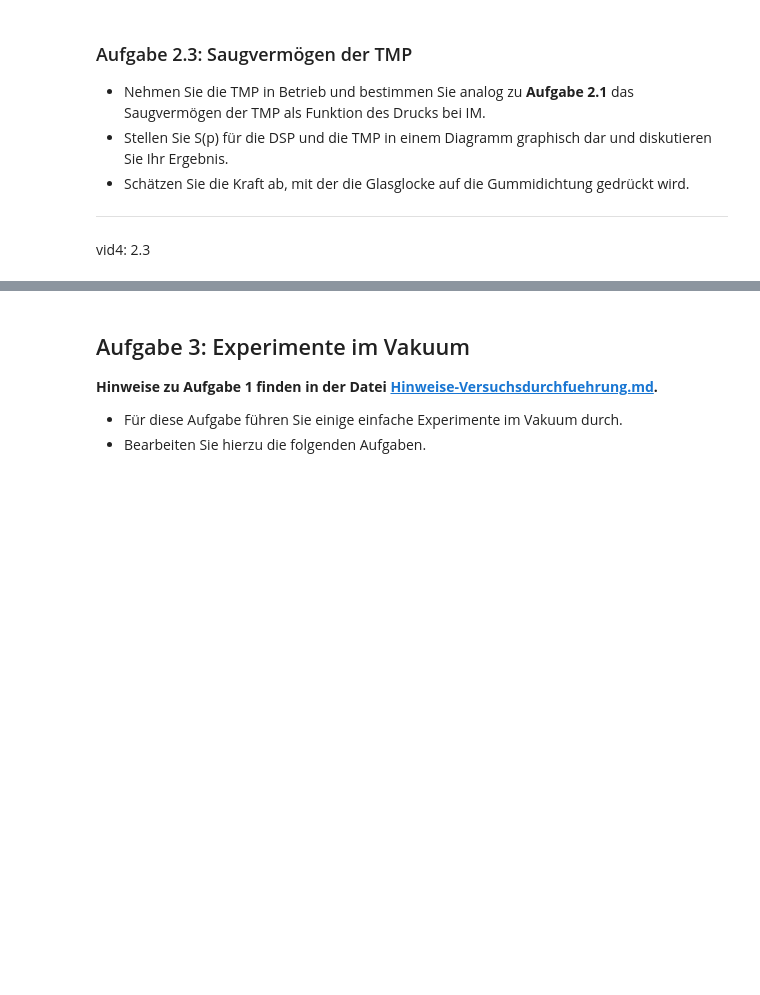
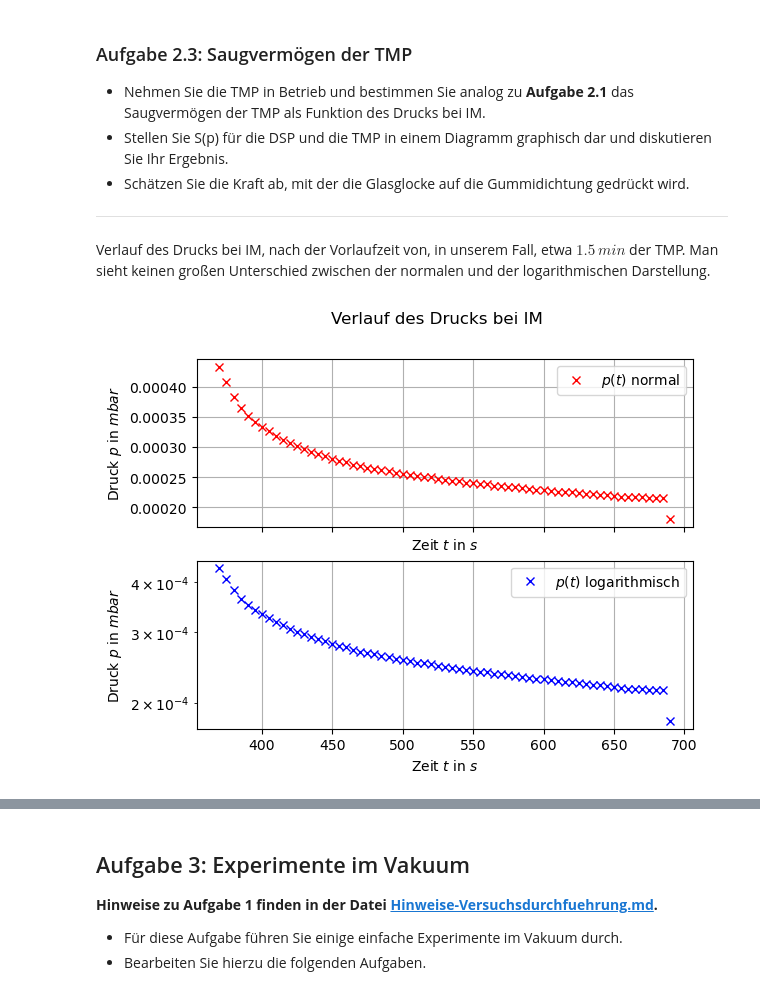
Before and after one commit to MRNock04/P2, a Jupyter notebook: Vakuum/Vakuum.ipynb, the cells around one changed output, grey strips where cells are left out. Saved outputs shown, nothing was run; the diff lists cells and outputs as text; code cells hidden in the pictures; blank space fills up the shorter version.

```diff
--- a/Vakuum/Vakuum.ipynb
+++ b/Vakuum/Vakuum.ipynb
@@ -440,5 +445,3 @@ Schließlich soll noch der Strömungsleitwert des Rohrs berechnet werden. Da die
  - Schätzen Sie die Kraft ab, mit der die Glasglocke auf die Gummidichtung gedrückt wird.
 
 ---
-# %% [markdown]
-vid4: 2.3
@@ -447,0 +448,35 @@ druck_niedrig_im = np.array([])
+# %%
+# Anfang 3:20, Ende: 10:15, IM Start: 8:05, IM Norm: 9:25 (T3 bei 0.00338)
+druck_t3 = np.array([0.204, 0.196, 0.189, 0.180, 0.174, 0.168, 0.163, 0.158, 0.153, 0.150, 0.147, 0.144,
+                     0.141, 0.138, 0.136, 0.134, 0.132, 0.130, 0.128, 0.127, 0.125, 0.124, 0.122, 0.121,
+                     0.120, 0.119, 0.118, 0.117, 0.116, 0.114, 0.113, 0.112, 0.111, 0.110, 0.109, 0.109,
+                     0.108, 0.107, 0.106, 0.106, 0.104, 0.104, 0.103, 0.103, 0.102, 0.101, 0.101, 0.100,
+                     0.0996, 0.0987, 0.0982, 0.0977, 0.0972, 0.0966, 0.0962, 0.0954, 0.0950, 0.0944, 0.0936, 0.0873,
+                     0.0791, 0.0675, 0.0543, 0.0410, 0.0297, 0.0206, 0.0144, 0.0104, 0.00773, 0.00576, 0.00478, 0.00404,
+                     0.00359, 0.00338, 0.00319, 0.00306, 0.00296, 0.00287, 0.00281, 0.00271, 0.00266, 0.00264, 0.00259, 0.00254])
+# IM Messung: 9:25
+druck_im = np.array([4.33, 4.08, 3.83, 3.64, 3.51, 3.41, 3.33, 3.26, 3.18, 3.12, 3.06,
+                     3.01, 2.97, 2.92, 2.89, 2.85, 2.81, 2.77, 2.75, 2.71, 2.68, 2.66, 2.64,
+                     2.62, 2.60, 2.57, 2.56, 2.54, 2.52, 2.51, 2.50, 2.47, 2.46, 2.44, 2.43,
+                     2.41, 2.40, 2.39, 2.38, 2.36, 2.36, 2.34, 2.33, 2.32, 2.31, 2.29, 2.29,
+                     2.28, 2.26, 2.25, 2.25, 2.24, 2.23, 2.22, 2.21, 2.20, 2.19, 2.18, 2.17,
+                     2.17, 2.17, 2.15, 2.15, 2.15, 1.80]) * 10**(-4)
+
+t_14min = np.linspace(0, 138, 139) * 5
+# %% [markdown]
+Verlauf des Drucks bei IM, nach der Vorlaufzeit von, in unserem Fall, etwa $1.5\,min$ der TMP. Man sieht keinen großen Unterschied zwischen der normalen und der logarithmischen Darstellung.
+# %%
+fig4, ax4 = plt.subplots(2, sharex=True)
+ax4[0].plot(t_14min[74:], druck_im, "rx", label="$p(t)$ normal")
+ax4[0].grid(), ax4[0].legend()
+
+ax4[1].plot(t_14min[74:], druck_im, "bx", label="$p(t)$ logarithmisch")
+ax4[1].set_yscale("log")
+ax4[1].grid(), ax4[1].legend()
+
+fig4.suptitle("Verlauf des Drucks bei IM")
+
+for ax in ax4:
+    ax.set(xlabel="Zeit $t$ in $s$", ylabel="Druck $p$ in $mbar$")
+# %% [output]
+[figure, added]
```
Also changed, not shown: parts of 17 cells of this notebook.
